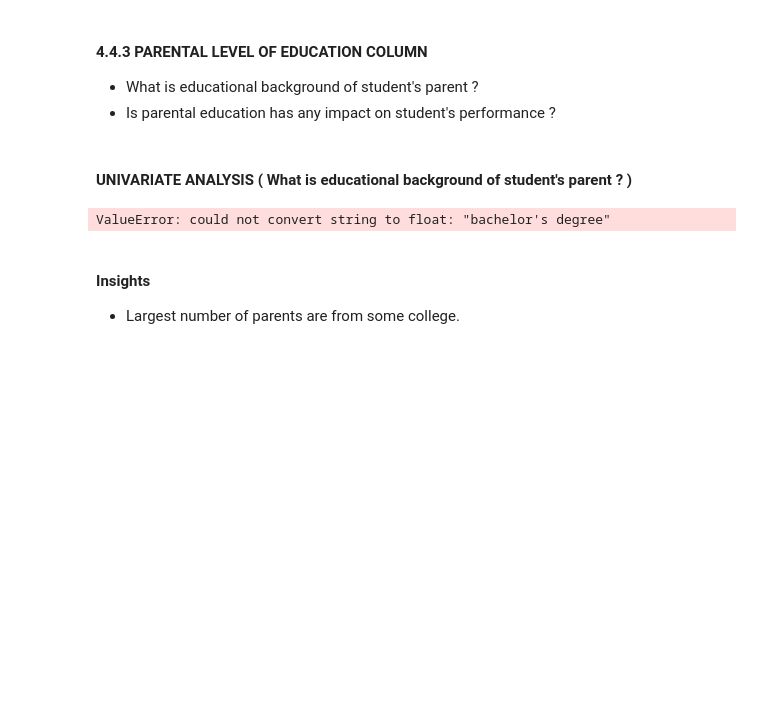
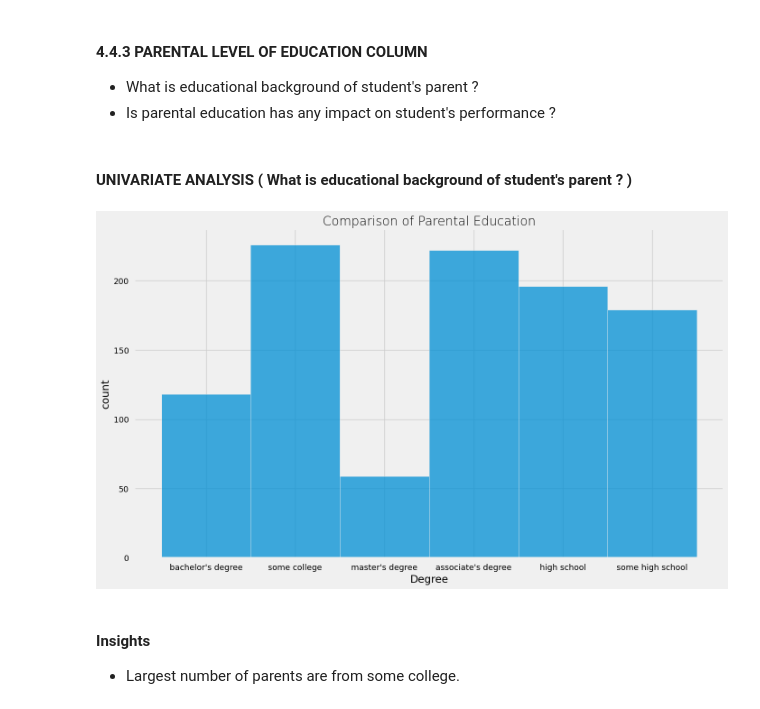
Before and after one commit to JalalHoneycomb/ML-Project-Semester-4, a Jupyter notebook: notebook/EDA STUDENT PERFORMANCE .ipynb, the cells around one changed output. Drawn from its saved outputs; the diff is of its cells as text; code cells hidden in the pictures; blank space fills up the shorter version.

Commit message:
Add EDA errors removed

```diff
--- a/notebook/EDA STUDENT PERFORMANCE .ipynb
+++ b/notebook/EDA STUDENT PERFORMANCE .ipynb
@@ -516,13 +516,13 @@ for container in ax[2].containers:
 # %%
 plt.rcParams['figure.figsize'] = (15, 9)
 plt.style.use('fivethirtyeight')
-sns.countplot(df['parental_level_of_education'], palette = 'Blues')
+sns.histplot(df["parental_level_of_education"], palette = 'Blues')
 plt.title('Comparison of Parental Education', fontweight = 30, fontsize = 20)
 plt.xlabel('Degree')
 plt.ylabel('count')
 plt.show()
 # %% [output]
-ValueError: could not convert string to float: "bachelor's degree"
+[figure, added]
 # %% [markdown]
 #### Insights
 - Largest number of parents are from some college.
```
Also changed, not shown: parts of 2 cells of this notebook.
